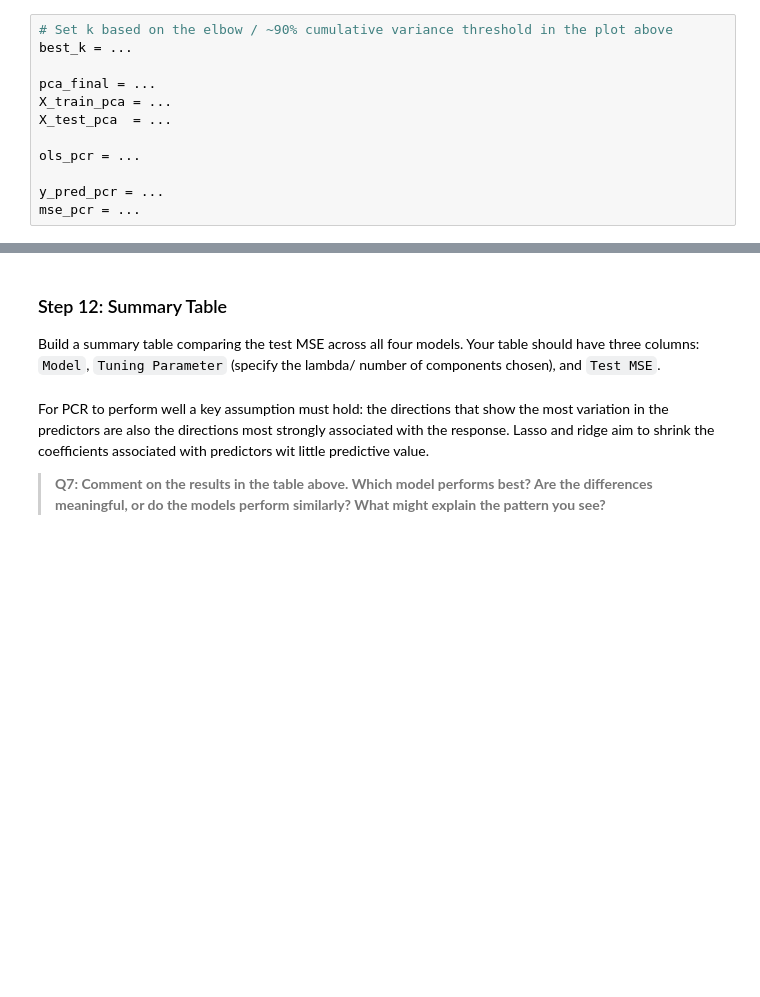
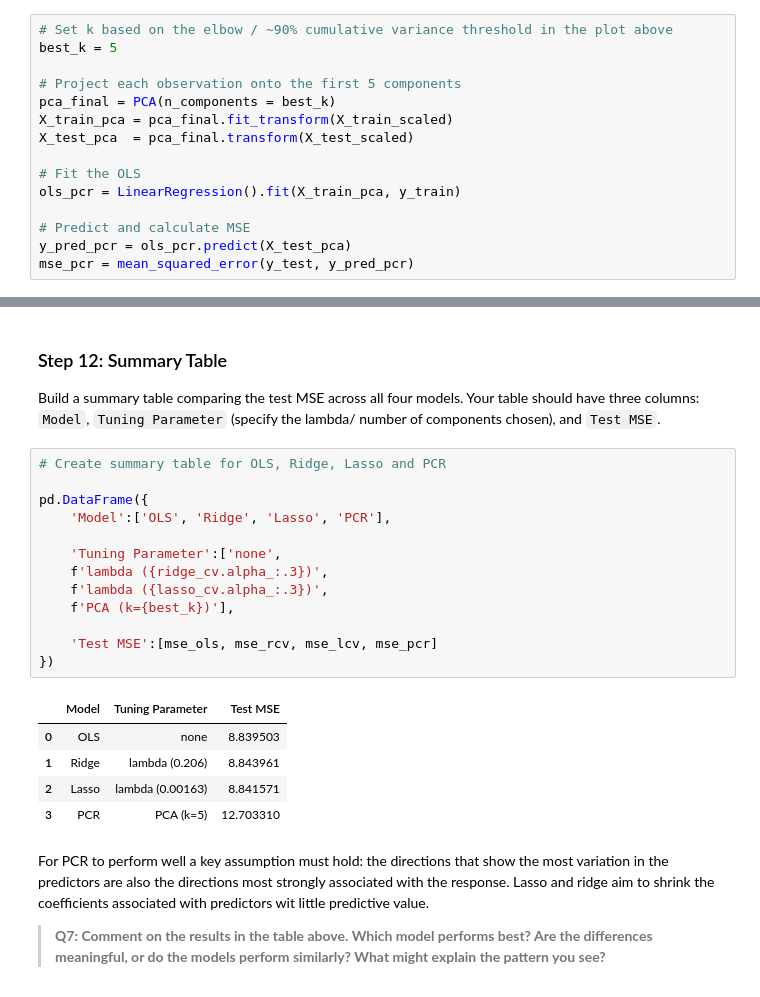
Before and after one commit to kaimorquecho/assignment-3, a Jupyter notebook: task1/hw3-task1.ipynb, the cells around one changed output, grey strips where cells are left out. Cells and saved outputs as stored; diff of their text form; blank space fills up the shorter version.

```diff
--- a/task1/hw3-task1.ipynb
+++ b/task1/hw3-task1.ipynb
@@ -473,16 +511,19 @@ PCR follows four concrete steps:
 You have already done steps 1 and 2. Now, set `best_k` based on the "elbow" or ~90% cumulative variance threshold from your plot above. Then carry out steps 3 and 4 by initializing `PCA(n_components = best_k`), transforming with `X_train_scaled` and `X_test_scaled`, and then fitting a `LinearRegression` with this transformed data.
 # %%
 # Set k based on the elbow / ~90% cumulative variance threshold in the plot above
-best_k = ...
+best_k = 5
 
-pca_final = ...
-X_train_pca = ...
-X_test_pca  = ...
+# Project each observation onto the first 5 components
+pca_final = PCA(n_components = best_k)
+X_train_pca = pca_final.fit_transform(X_train_scaled)
+X_test_pca  = pca_final.transform(X_test_scaled)
 
-ols_pcr = ...
+# Fit the OLS
+ols_pcr = LinearRegression().fit(X_train_pca, y_train)
 
-y_pred_pcr = ...
-mse_pcr = ...
+# Predict and calculate MSE
+y_pred_pcr = ols_pcr.predict(X_test_pca)
+mse_pcr = mean_squared_error(y_test, y_pred_pcr)
 # %% [markdown]
 <!-- BEGIN QUESTION -->
 
@@ -503,6 +544,25 @@ Now that all four models have been fitted and evaluated, bring the results toget
 ### Step 12: Summary Table
 
 Build a summary table comparing the test MSE across all four models. Your table should have three columns: `Model`, `Tuning Parameter` (specify the lambda/ number of components chosen), and `Test MSE`.
+# %%
+# Create summary table for OLS, Ridge, Lasso and PCR
+
+pd.DataFrame({
+    'Model':['OLS', 'Ridge', 'Lasso', 'PCR'],
+
+    'Tuning Parameter':['none',
+    f'lambda ({ridge_cv.alpha_:.3})',
+    f'lambda ({lasso_cv.alpha_:.3})',
+    f'PCA (k={best_k})'],
+
+    'Test MSE':[mse_ols, mse_rcv, mse_lcv, mse_pcr]
+})
+# %% [output]
+|  | Model | Tuning Parameter | Test MSE |
+| 0 | OLS | none | 8.839503 |
+| 1 | Ridge | lambda (0.206) | 8.843961 |
+| 2 | Lasso | lambda (0.00163) | 8.841571 |
+| 3 | PCR | PCA (k=5) | 12.703310 |
 # %% [markdown]
 For PCR to perform well a key assumption must hold: the directions that show the most variation in the predictors are also the directions most strongly associated with the response. Lasso and ridge aim to shrink the coefficients associated with predictors wit little predictive value.
 
```
Also changed, not shown: parts of 8 cells of this notebook.
